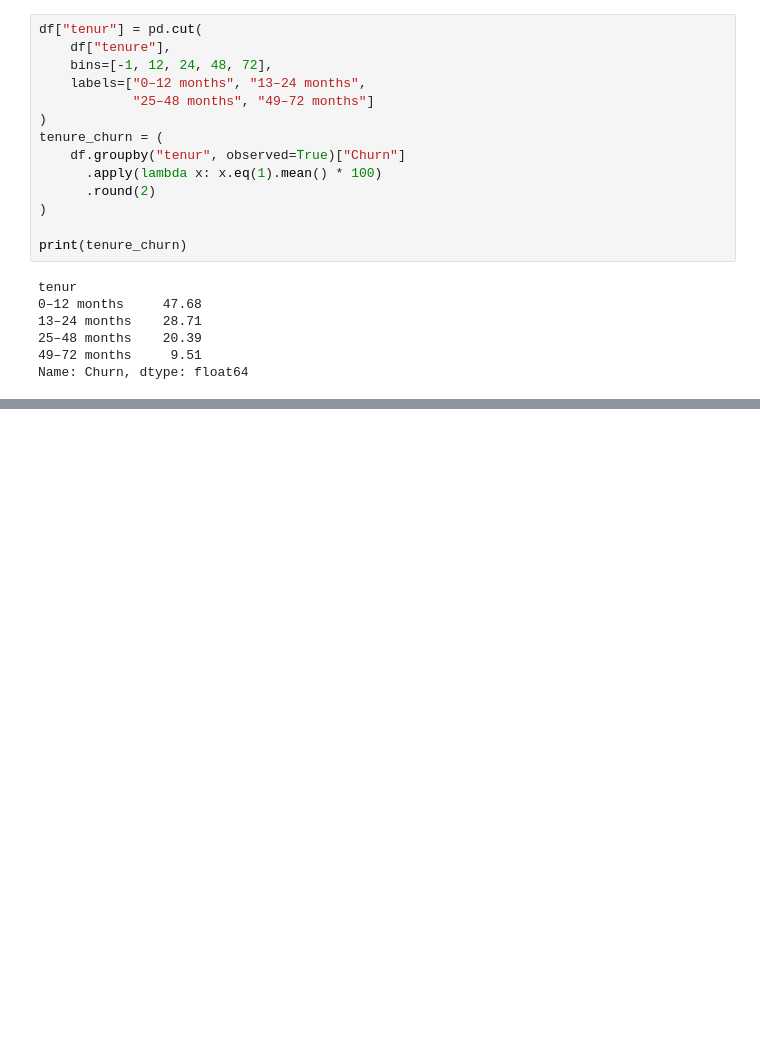
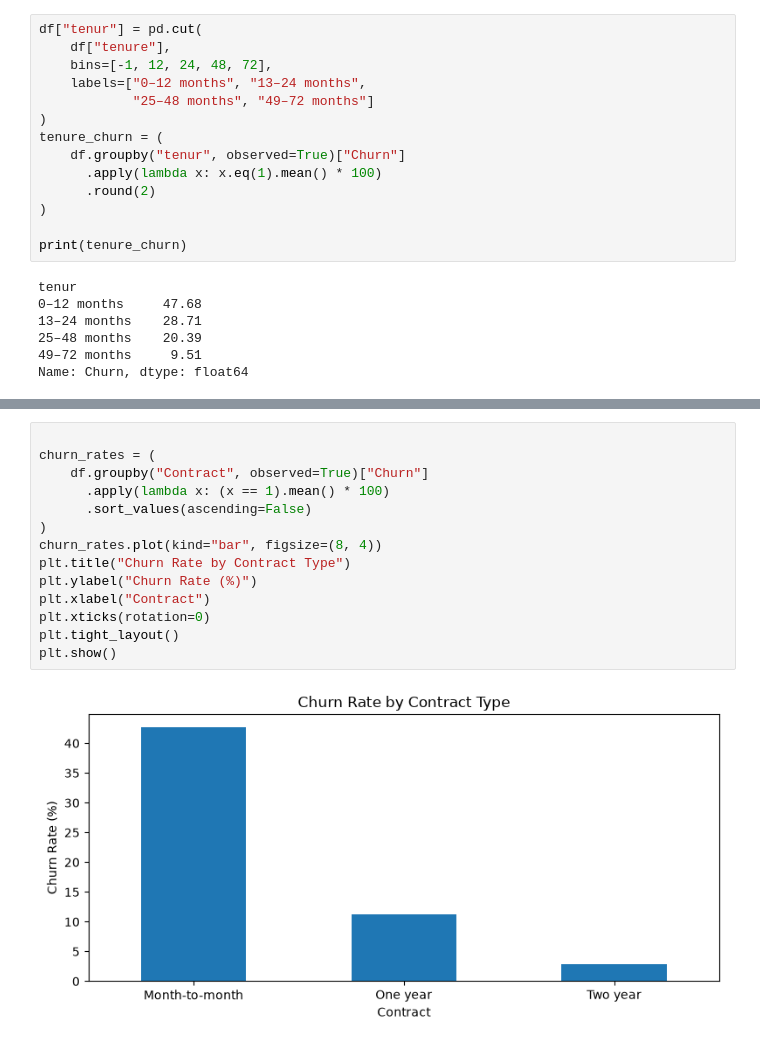
Before and after one commit to MANDEEP9711/telco-customer-churn-prediction, a Jupyter notebook: notebook/02_eda.ipynb, the cells around one changed output, grey strips where cells are left out. Cells and saved outputs as stored; diff of their text form; blank space fills up the shorter version.

```diff
--- a/notebook/02_eda.ipynb
+++ b/notebook/02_eda.ipynb
@@ -146,0 +172,16 @@ Name: Churn, dtype: float64
+# %%
+
+churn_rates = (
+    df.groupby("Contract", observed=True)["Churn"]
+      .apply(lambda x: (x == 1).mean() * 100)
+      .sort_values(ascending=False)
+)
+churn_rates.plot(kind="bar", figsize=(8, 4))
+plt.title("Churn Rate by Contract Type")
+plt.ylabel("Churn Rate (%)")
+plt.xlabel("Contract")
+plt.xticks(rotation=0)
+plt.tight_layout()
+plt.show()
+# %% [output]
+[figure, added]
```
Also changed, not shown: parts of 2 cells of this notebook, 6 other files.
